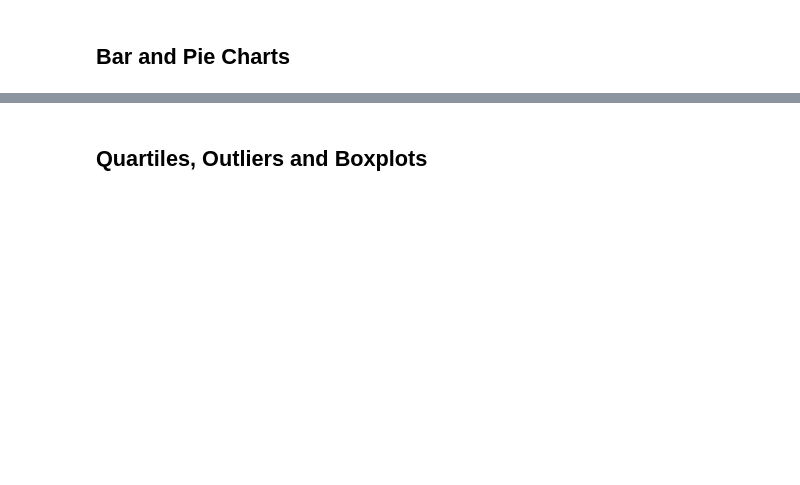
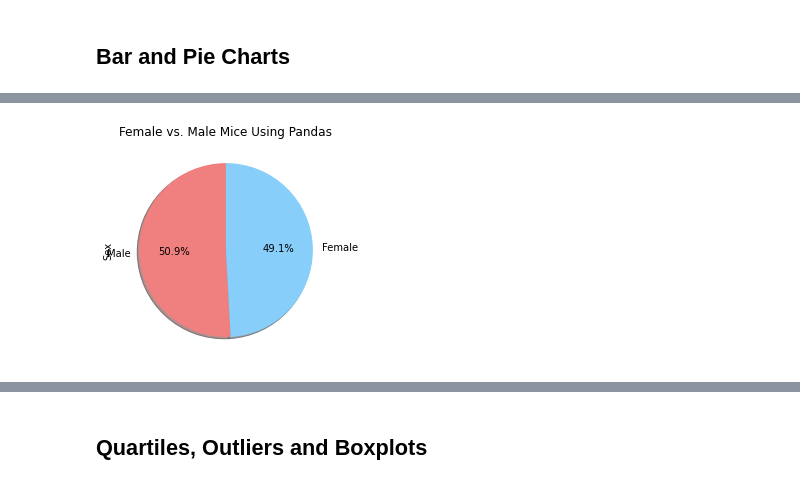
Before and after one commit to syd-cavs/matplotlib-challenge, a Jupyter notebook: Instructions/Pymaceuticals/pymaceuticals_starter.ipynb, the cells around one changed output, grey strips where cells are left out. Saved outputs shown, nothing was run; the diff lists cells and outputs as text; code cells hidden in the pictures; blank space fills up the shorter version.

```diff
--- a/Instructions/Pymaceuticals/pymaceuticals_starter.ipynb
+++ b/Instructions/Pymaceuticals/pymaceuticals_starter.ipynb
@@ -105,9 +143,11 @@ plt.xticks(tick_locations, drug_regimen.index.values, rotation='vertical')
 # %%
 # Generate a pie plot showing the distribution of female versus male mice using pandas
-pandas_pie = combined_research_data['Sex'].value_counts()
+pandas_pie = clean_df['Sex'].value_counts()
 colors = ["lightcoral", "lightskyblue"]
 
 pandas_pie_plot = pandas_pie.plot.pie(title='Female vs. Male Mice Using Pandas', labels=pandas_pie.index.values, colors=colors, autopct="%1.1f%%", shadow=True, startangle=90)
+# %% [output]
+[figure, added]
 # %%
 # Generate a pie plot showing the distribution of female versus male mice using pyplot
 plt.pie(pandas_pie, labels=pandas_pie.index.values, colors = ["lightcoral", "lightskyblue"], autopct="%1.1f%%", shadow=True, startangle=90)
```
Also changed, not shown: parts of 6 cells of this notebook.
